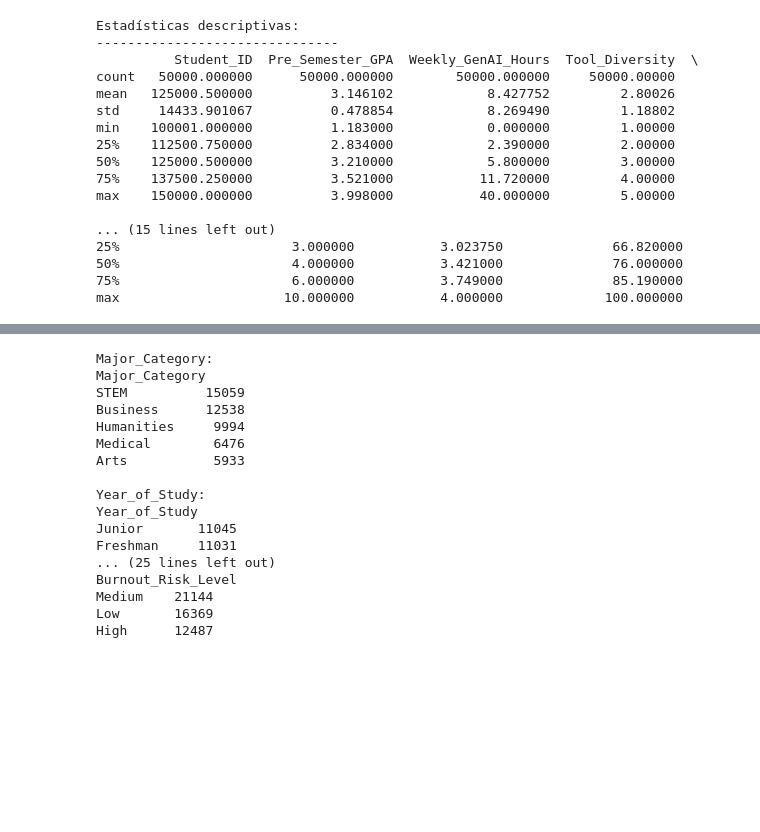
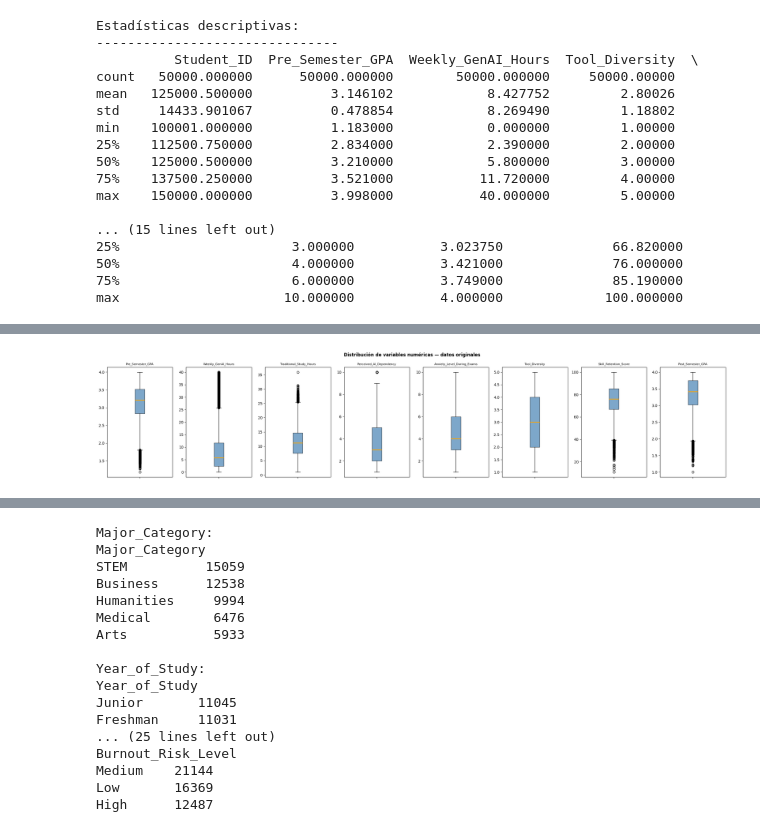
Before and after one commit to dark452/mcdi500_s1_grupo1, a Jupyter notebook: notebooks/F2_EDA_Limpieza.ipynb, the cells around one changed output, grey strips where cells are left out. Cells and saved outputs as stored; diff of their text form; code cells hidden in the pictures; blank space fills up the shorter version.

```diff
--- a/notebooks/F2_EDA_Limpieza.ipynb
+++ b/notebooks/F2_EDA_Limpieza.ipynb
@@ -206,0 +217,39 @@ La función `show_categories` muestra el conteo de cada categoría en las column
+# %%
+def mostrar_boxplots(df: pd.DataFrame, columnas: list, titulo: str) -> None:
+    """Genera un boxplot por cada columna numérica indicada.
+
+    Parámetros
+    ----------
+    df       : pd.DataFrame
+    columnas : list[str] — columnas numéricas a graficar
+    titulo   : str — título general de la figura
+    """
+    n = len(columnas)
+    fig, axes = plt.subplots(1, n, figsize=(3 * n, 5))
+    if n == 1:
+        axes = [axes]
+    for ax, col in zip(axes, columnas):
+        ax.boxplot(df[col].dropna(), patch_artist=True,
+                   boxprops=dict(facecolor='steelblue', alpha=0.7),
+                   medianprops=dict(color='orange', linewidth=2))
+        ax.set_title(col, fontsize=8, wrap=True)
+        ax.tick_params(axis='x', labelbottom=False)
+    fig.suptitle(titulo, fontsize=12, fontweight='bold')
+    plt.tight_layout()
+    plt.show()
+
+
+COLUMNAS_NUMERICAS_RAW = [
+    'Pre_Semester_GPA',
+    'Weekly_GenAI_Hours',
+    'Traditional_Study_Hours',
+    'Perceived_AI_Dependency',
+    'Anxiety_Level_During_Exams',
+    'Tool_Diversity',
+    'Skill_Retention_Score',
+    'Post_Semester_GPA',
+]
+
+mostrar_boxplots(df, COLUMNAS_NUMERICAS_RAW, 'Distribución de variables numéricas — datos originales')
+# %% [output]
+[figure, added]
```
Also changed, not shown: parts of 18 cells of this notebook.
